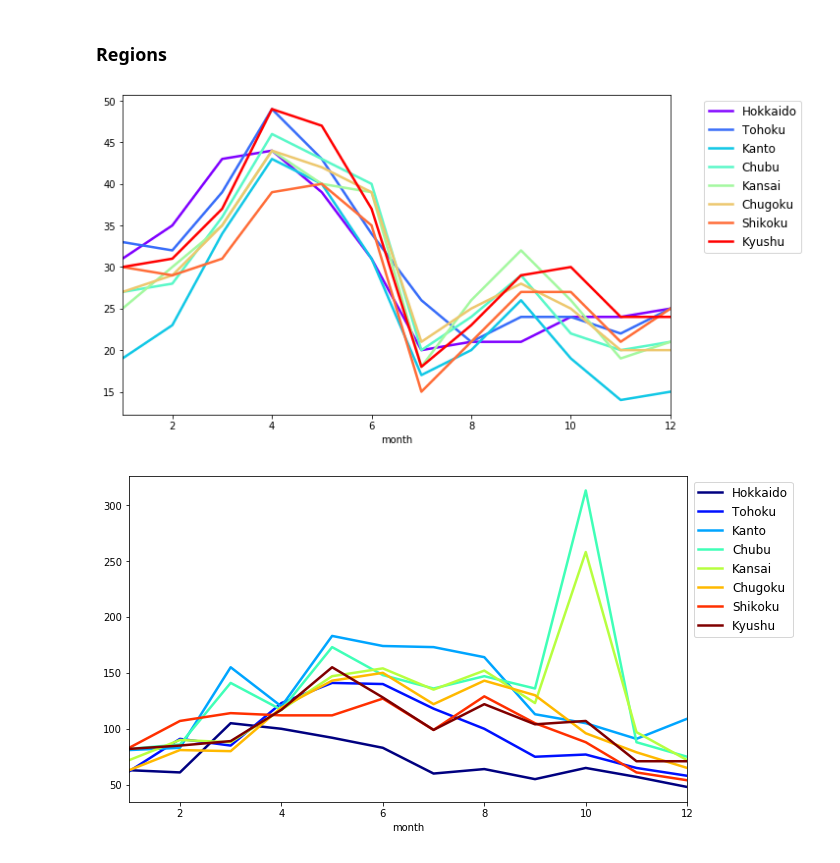
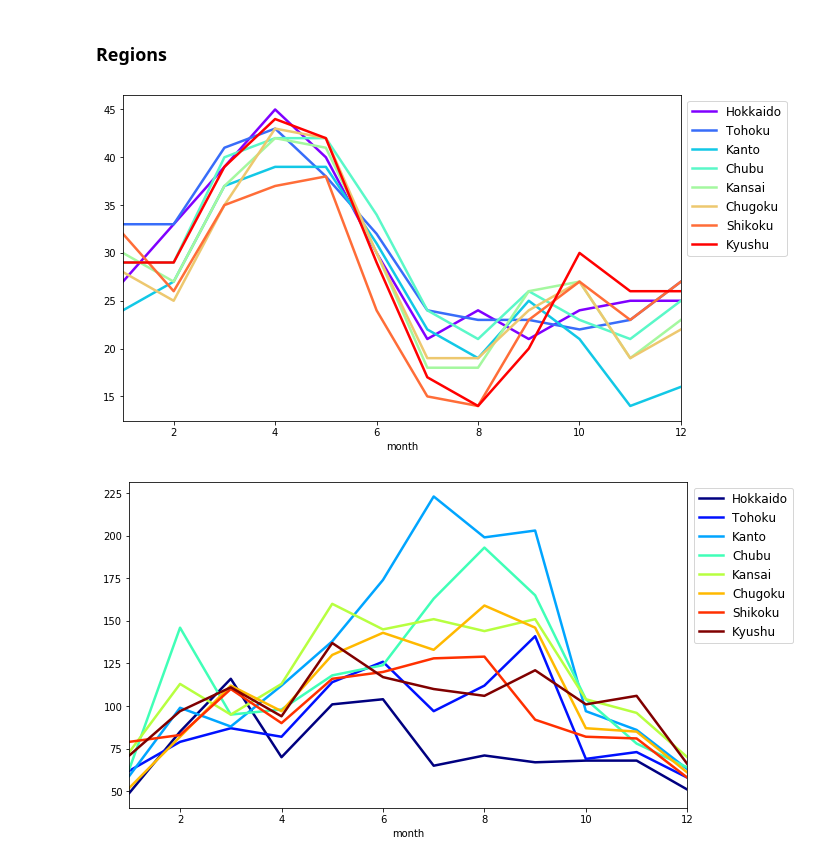
Before and after one commit to dimon-b/ozone_in_Japan, a Jupyter notebook: o3_2009-2017_3.ipynb, the cells around one changed output. Cells and saved outputs as stored; diff of their text form; code cells hidden in the pictures.

```diff
--- a/o3_2009-2017_3.ipynb
+++ b/o3_2009-2017_3.ipynb
@@ -132,3 +18,5 @@ index
+# %%
+df = pd.read_pickle('../mid_data/jap_ox_2010')
 # %%
 df_t = df.copy()
 df_t.groupby('pref')['OX'].max().sort_values().plot(kind='bar', title='Max Ox', figsize=(10,5));
@@ -190,7 +78,7 @@ for j in range(0, len(prf)):
 # %% [markdown]
 ### Kanto
 # %%
-prf = ['Ibaraki', 'Tochigi', 'Gunma', 'Saitama', 'Chiba', 'Tokyo', 'Kanagawa', 'Akita']
+prf = ['Ibaraki', 'Tochigi', 'Gunma', 'Saitama', 'Chiba', 'Tokyo', 'Kanagawa']
 fig, axx = plt.subplots(figsize=(10,6))
 f_size = 12
 colors = ['Cyan', 'Orange', 'Blue', 'Red', 'Lime', 'Purple', 'Green', 'Grey']
@@ -220,7 +104,7 @@ colors = ['Cyan', 'Orange', 'Blue', 'Red', 'Lime', 'Purple', 'Green', 'Grey',
           'Cyan', 'Orange', 'Blue', 'Red', 'Lime', 'Purple', 'Green', 'Grey']
 
 number = len(prf)
-cmap = plt.get_cmap('rainbow')
+cmap = plt.get_cmap('jet')
 colors = [cmap(i) for i in np.linspace(0, 1, number)]
 
 for j in range(0, len(prf)):
@@ -267,24 +127,24 @@ cmap = plt.get_cmap('rainbow')
 colors = [cmap(i) for i in np.linspace(0, 1, number)]
 
 for j in range(0, len(reg)):
-    df.loc[df['region'] == reg[j]].groupby('month')['OX'].median().plot(
-        kind='line', lw=2.5, ls='-', color=colors[j], label=reg[j], ax=axx)
+    df_t.loc[df_t['region'] == reg[j]].groupby('month')['OX'].median().plot(kind='line',
+            lw=2.5, ls='-', color=colors[j], label=reg[j], ax=axx)
 axx.legend(loc="upper right", ncol=1, fontsize= f_size, bbox_to_anchor=(1.2, 1));
 # %% [output]
-[figure, old version]
+[figure, new version]
 # %%
 fig, axx = plt.subplots(figsize=(10,6))
 f_size = 12
 number = len(reg)
 cmap = plt.get_cmap('jet')
 colors = [cmap(i) for i in np.linspace(0, 1, number)]
 
 for j in range(0, len(reg)):
-    df.loc[df['region'] == reg[j]].groupby('month')['OX'].max().plot(
+    df_t.loc[df_t['region'] == reg[j]].groupby('month')['OX'].max().plot(
         kind='line', lw=2.5, ls='-', color=colors[j], label=reg[j], ax=axx)
 axx.legend(loc="upper right", ncol=1, fontsize= f_size, bbox_to_anchor=(1.2, 1));
 # %% [output]
-[figure, old version]
+[figure, new version]
 # %%
 print(df.head())
 print(df.tail())
```
Also changed, not shown: parts of 38 cells of this notebook, 6 other files.
